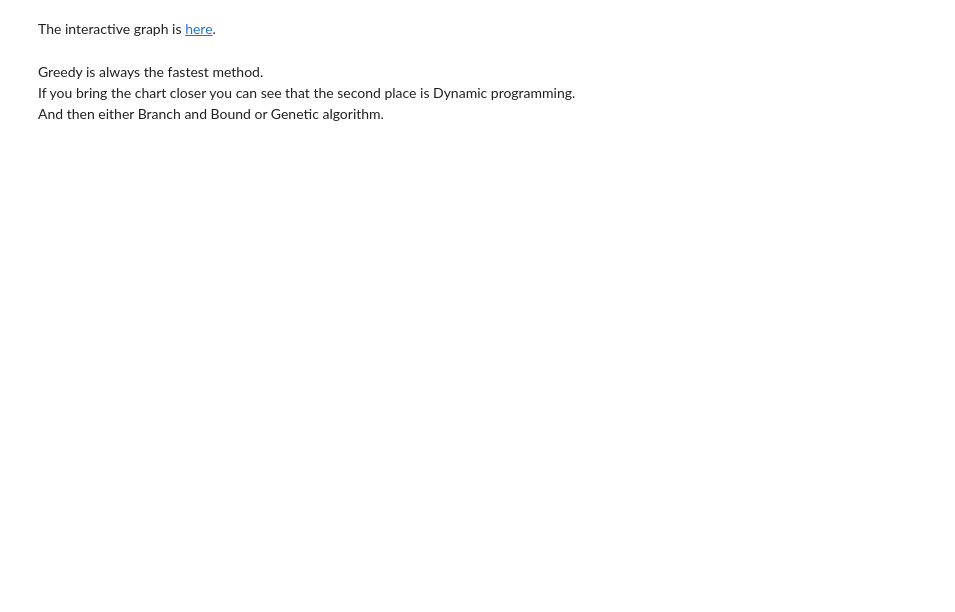
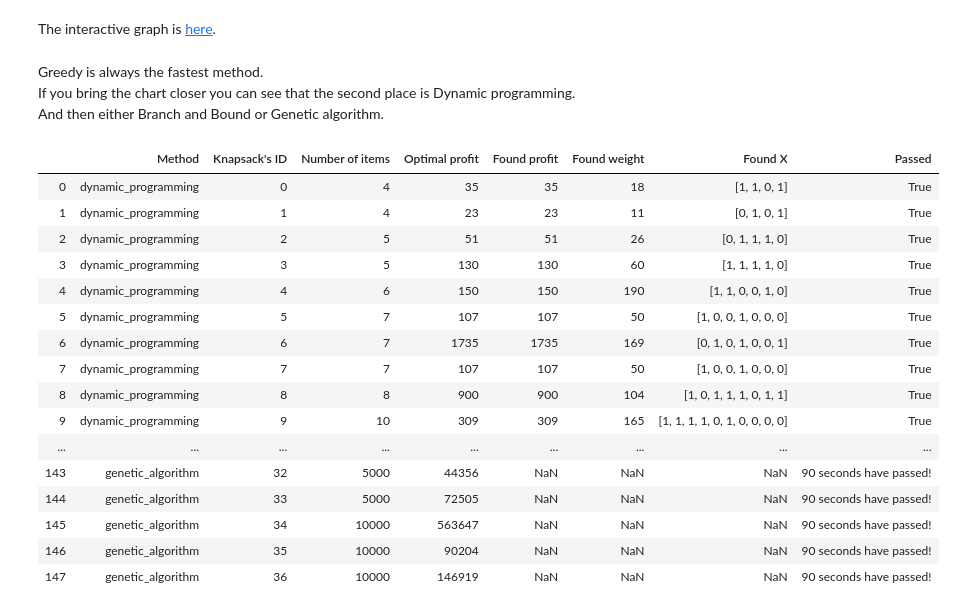
Before and after one commit to kislN/KNAPSACK_01, a Jupyter notebook: report.ipynb, the cells around one changed output. Cells and saved outputs as stored; diff of their text form; code cells hidden in the pictures; blank space fills up the shorter version.

```diff
--- a/report.ipynb
+++ b/report.ipynb
@@ -223,3 +223,24 @@ If you bring the chart closer you can see that the second place is Dynamic progr
 And then either Branch and Bound or Genetic algorithm.
 # %%
 table_test = run_tests(knapsacks, lim_sec=90)
+# %%
+pd.set_option('display.max_colwidth', -1)
+table_test
+# %% [output]
+|  | Method | Knapsack's ID | Number of items | Optimal profit | Found profit | Found weight | Found X | Passed |
+| 0 | dynamic_programming | 0 | 4 | 35 | 35 | 18 | [1, 1, 0, 1] | True |
+| 1 | dynamic_programming | 1 | 4 | 23 | 23 | 11 | [0, 1, 0, 1] | True |
+| 2 | dynamic_programming | 2 | 5 | 51 | 51 | 26 | [0, 1, 1, 1, 0] | True |
+| 3 | dynamic_programming | 3 | 5 | 130 | 130 | 60 | [1, 1, 1, 1, 0] | True |
+| 4 | dynamic_programming | 4 | 6 | 150 | 150 | 190 | [1, 1, 0, 0, 1, 0] | True |
+| 5 | dynamic_programming | 5 | 7 | 107 | 107 | 50 | [1, 0, 0, 1, 0, 0, 0] | True |
+| 6 | dynamic_programming | 6 | 7 | 1735 | 1735 | 169 | [0, 1, 0, 1, 0, 0, 1] | True |
+| 7 | dynamic_programming | 7 | 7 | 107 | 107 | 50 | [1, 0, 0, 1, 0, 0, 0] | True |
+| 8 | dynamic_programming | 8 | 8 | 900 | 900 | 104 | [1, 0, 1, 1, 1, 0, 1, 1] | True |
+| 9 | dynamic_programming | 9 | 10 | 309 | 309 | 165 | [1, 1, 1, 1, 0, 1, 0, 0, 0, 0] | True |
+| ... | ... | ... | ... | ... | ... | ... | ... | ... |
+| 143 | genetic_algorithm | 32 | 5000 | 44356 | NaN | NaN | NaN | 90 seconds have passed! |
+| 144 | genetic_algorithm | 33 | 5000 | 72505 | NaN | NaN | NaN | 90 seconds have passed! |
+| 145 | genetic_algorithm | 34 | 10000 | 563647 | NaN | NaN | NaN | 90 seconds have passed! |
+| 146 | genetic_algorithm | 35 | 10000 | 90204 | NaN | NaN | NaN | 90 seconds have passed! |
+| 147 | genetic_algorithm | 36 | 10000 | 146919 | NaN | NaN | NaN | 90 seconds have passed! |
```
Also changed, not shown: 2 other files.
